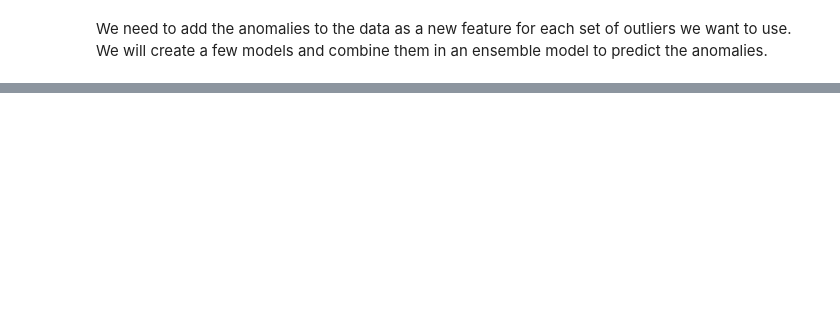
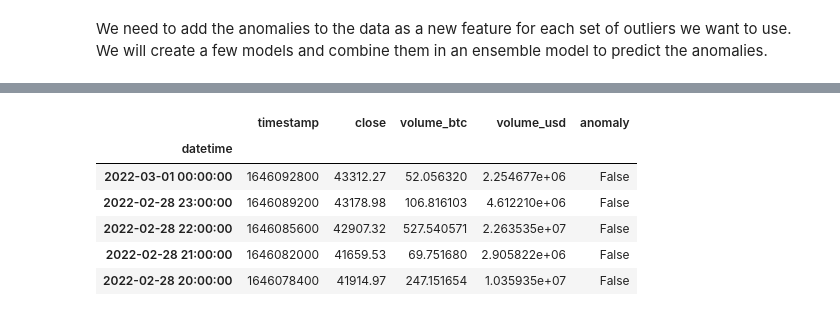
Before and after one commit to iAndRYou/anomalies, a Jupyter notebook: model.ipynb, the cells around one changed output, grey strips where cells are left out. Cells and saved outputs as stored; diff of their text form; code cells hidden in the pictures; blank space fills up the shorter version.

Commit message:
data preparation

```diff
--- a/model.ipynb
+++ b/model.ipynb
@@ -183,16 +190,14 @@ We need to add the anomalies to the data as a new feature for each set of outlie
 from data.handler import add_anomaly_column
 
 # Create dataframes with the outliers and add the anomaly columns
-bitcoin_df_merged = add_anomaly_column(bitcoin_df, outliers=all_merged_outliers).copy()
-bitcoin_df_mahalanobis = add_anomaly_column(bitcoin_df, outliers=mahalanobis_outliers).copy()
-bitcoin_df_volume_BTC = add_anomaly_column(bitcoin_df, outliers=correlation_outliers_BTC).copy()
-bitcoin_df_volume_USD = add_anomaly_column(bitcoin_df, outliers=correlation_outliers_USD).copy()
+bitcoin_df_merged = add_anomaly_column(bitcoin_df, outliers=all_merged_outliers)
+bitcoin_df_mahalanobis = add_anomaly_column(bitcoin_df, outliers=mahalanobis_outliers)
+bitcoin_df_volume = add_anomaly_column(bitcoin_df, outliers=all_volume_outliers)
 
 
 print("Mahalanobis & Volume - price correlation anomalies: ", len(all_merged_outliers))
 print("Mahalanobis anomalies: ", len(mahalanobis_outliers))
-print("Volume BTC anomalies: ", len(correlation_outliers_BTC))
-print("Volume USD anomalies: ", len(correlation_outliers_USD))
+print("Volume - price correlation anomalies: ", len(all_volume_outliers))
 # %% [output]
 Mahalanobis & Volume - price correlation anomalies:  72
 Mahalanobis anomalies:  306
@@ -200,0 +221,13 @@ Volume USD anomalies:  73
+# %%
+from data.handler import prepare_dataset
+
+merged_dataset = prepare_dataset(bitcoin_df_merged)
+merged_dataset.head()
+# %% [output]
+|  | timestamp | close | volume_btc | volume_usd | anomaly |
+| datetime |  |  |  |  |  |
+| 2022-03-01 00:00:00 | 1646092800 | 43312.27 | 52.056320 | 2.254677e+06 | False |
+| 2022-02-28 23:00:00 | 1646089200 | 43178.98 | 106.816103 | 4.612210e+06 | False |
+| 2022-02-28 22:00:00 | 1646085600 | 42907.32 | 527.540571 | 2.263535e+07 | False |
+| 2022-02-28 21:00:00 | 1646082000 | 41659.53 | 69.751680 | 2.905822e+06 | False |
+| 2022-02-28 20:00:00 | 1646078400 | 41914.97 | 247.151654 | 1.035935e+07 | False |
```
Also changed, not shown: parts of 8 cells of this notebook.
